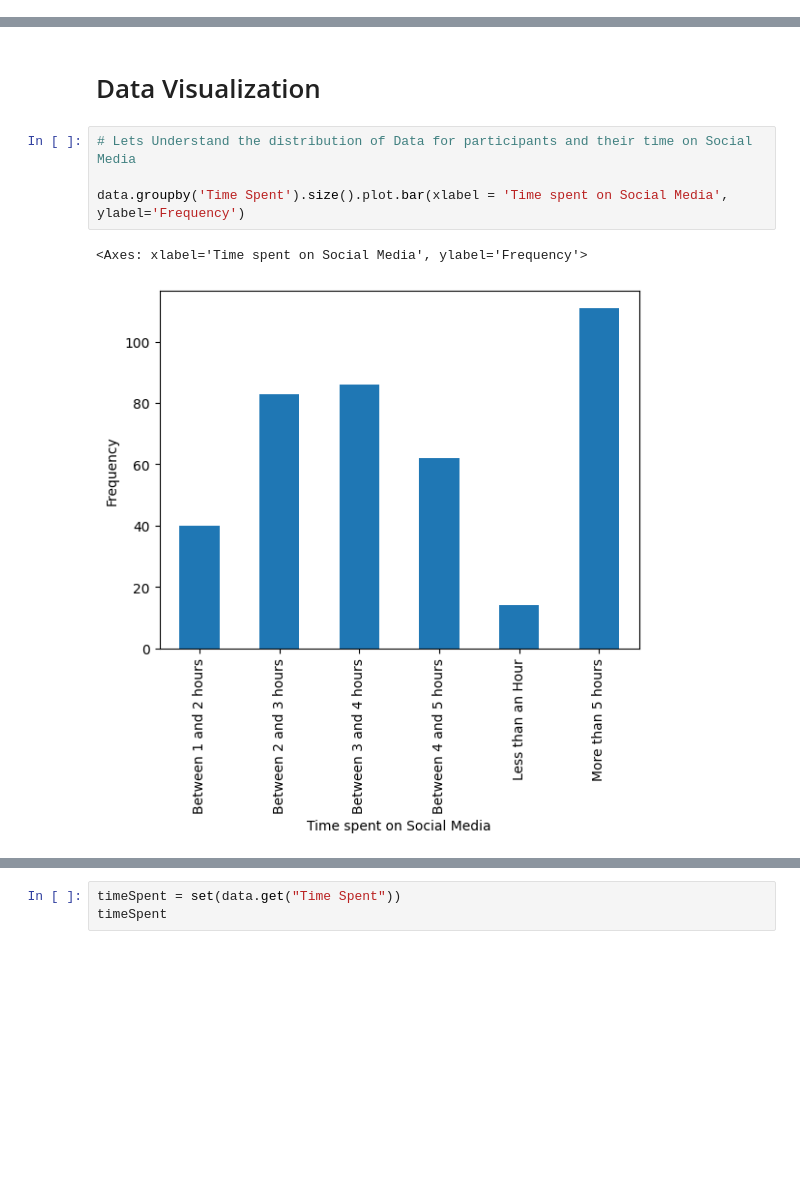
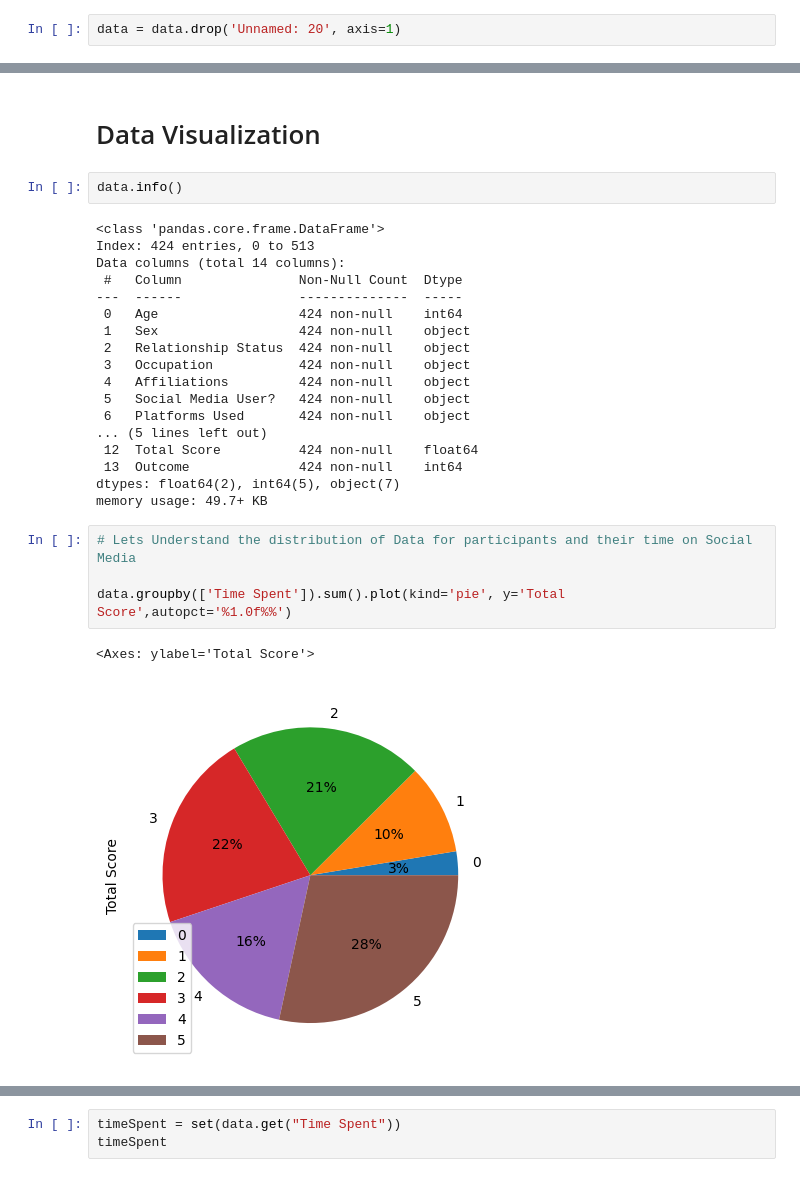
Before and after one commit to bhaktibhatt/the_psychological_toll_of_social_media_on_young_adults_RP, a Jupyter notebook: test1.ipynb, the cells around one changed output, grey strips where cells are left out. Drawn from its saved outputs; the diff is of its cells as text; blank space fills up the shorter version.

Commit message:
added more data to smmh.csv and processed it

```diff
--- a/test1.ipynb
+++ b/test1.ipynb
@@ -150,3 +126,5 @@ memory usage: 95.7+ KB
+# %%
+data = data.drop('Unnamed: 20', axis=1)
 # %%
 data.loc[382,"Age"]
 # %% [output]
@@ -299,10 +289,30 @@ data.head(2)
 | 1 | 21 | Female | Single | University Student | University | Yes | Facebook, Twitter, Instagram, You... | ... |
 # %% [markdown]
 # Data Visualization
+# %%
+data.info()
+# %% [output]
+<class 'pandas.core.frame.DataFrame'>
+Index: 424 entries, 0 to 513
+Data columns (total 14 columns):
+ #   Column               Non-Null Count  Dtype
+---  ------               --------------  -----
+ 0   Age                  424 non-null    int64
+ 1   Sex                  424 non-null    object
+ 2   Relationship Status  424 non-null    object
+ 3   Occupation           424 non-null    object
+ 4   Affiliations         424 non-null    object
+ 5   Social Media User?   424 non-null    object
+ 6   Platforms Used       424 non-null    object
+... (5 lines left out)
+ 12  Total Score          424 non-null    float64
+ 13  Outcome              424 non-null    int64
+dtypes: float64(2), int64(5), object(7)
+memory usage: 49.7+ KB
 # %%
 # Lets Understand the distribution of Data for participants and their time on Social Media
 
-data.groupby('Time Spent').size().plot.bar(xlabel = 'Time spent on Social Media', ylabel='Frequency')
+data.groupby(['Time Spent']).sum().plot(kind='pie', y='Total Score',autopct='%1.0f%%')
 # %% [output]
-<Axes: xlabel='Time spent on Social Media', ylabel='Frequency'>
+<Axes: ylabel='Total Score'>
-[figure, old version]
+[figure, new version]
```
Also changed, not shown: parts of 25 cells of this notebook, 1 other file.
